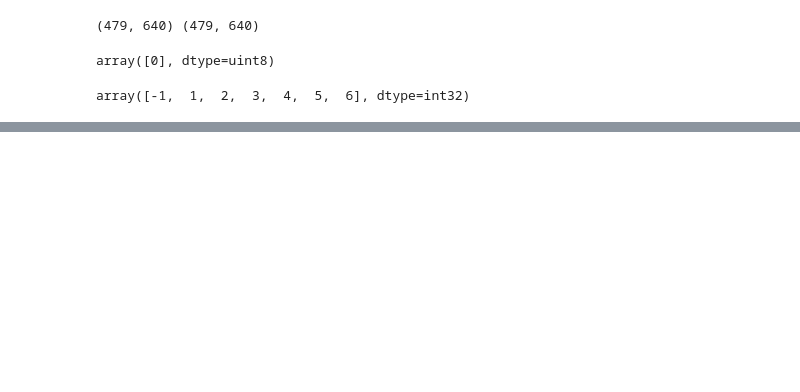
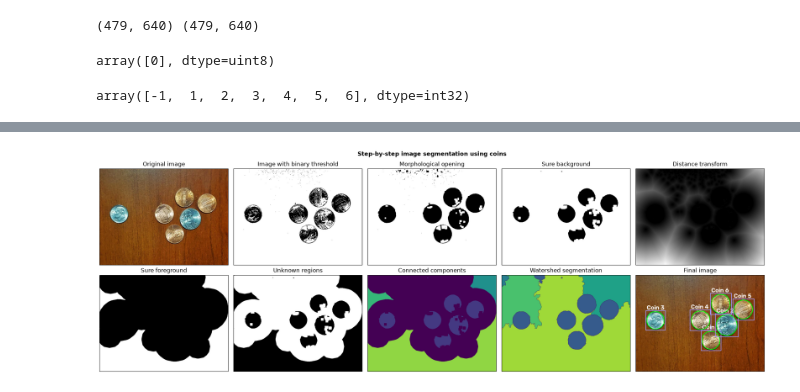
Before and after one commit to htetaunglynn94/Computer-Vision-with-CNN-TensorFlow-and-PyTorch, a Jupyter notebook: 05-OpenCV/17-image_segmentation.ipynb, the cells around one changed output, grey strips where cells are left out. Drawn from its saved outputs; the diff is of its cells as text; code cells hidden in the pictures; blank space fills up the shorter version.

```diff
--- a/05-OpenCV/17-image_segmentation.ipynb
+++ b/05-OpenCV/17-image_segmentation.ipynb
@@ -243,7 +309,7 @@ plt.imshow(markers)
 # %%
 # Highlight watershed boundaries in red (BGR color)
 image = img.copy()
-image[markers == -1] = [0, 255, 0]
+image[watershed_seg == -1] = [0, 255, 0]
 
 # Display the segmented image
 plt.imshow(cv2.cvtColor(image, cv2.COLOR_BGR2RGB))
@@ -371,0 +486,40 @@ plt.show()
+# %%
+images = {"Original image": img_rgb,
+          "Image with binary threshold": bin_thresh,
+          "Morphological opening": opening,
+          "Sure background": sure_bg,
+          "Distance transform": dist_transform,
+          "Sure foreground": sure_fg,
+          "Unknown regions": unknown,
+          "Connected components": markers,
+          "Watershed segmentation": watershed_seg,
+          "Final image": final_img}
+
+img_type = [None,'grey','grey','grey','grey','grey','grey',None,None, None]
+
+fig, axs = plt.subplots(2,5, figsize=(20,7))
+
+# For loop
+for ax, type, (title, image) in zip(axs.flat, img_type, images.items()):
+    ax.imshow(image, type)
+    ax.set_title(title)
+    ax.axis('off')
+
+    # Add a rectangular boundary around each image
+    boundary = Rectangle(xy=(0, 0),               # Bottom-left corner
+                         width=1,                 # Width (100% of the axes)
+                         height=1,                # Height (100% of the axes)
+                         transform=ax.transAxes,  # Use axes-relative coordinates (0 to 1)
+                         fill=False,              # Do not fill the rectangle
+                         edgecolor='black',       # Boundary line color
+                         linewidth=1.5)           # Boundary line thickness
+
+
+    ax.add_patch(boundary)
+
+plt.suptitle("Step-by-step image segmentation using coins", weight='bold', size=12)
+plt.tight_layout()
+plt.savefig("./output/Image segementation.jpg")
+plt.show()
+# %% [output]
+[figure, added]
```
Also changed, not shown: parts of 34 cells of this notebook, 1 other file.
